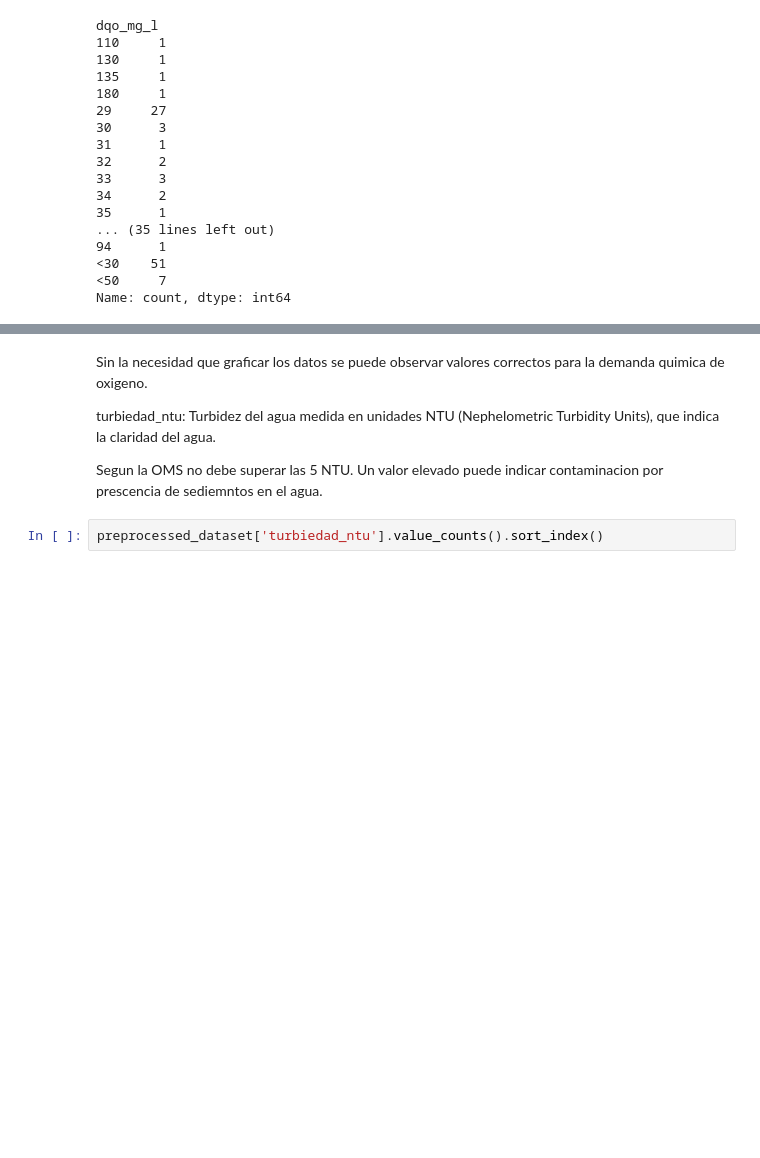
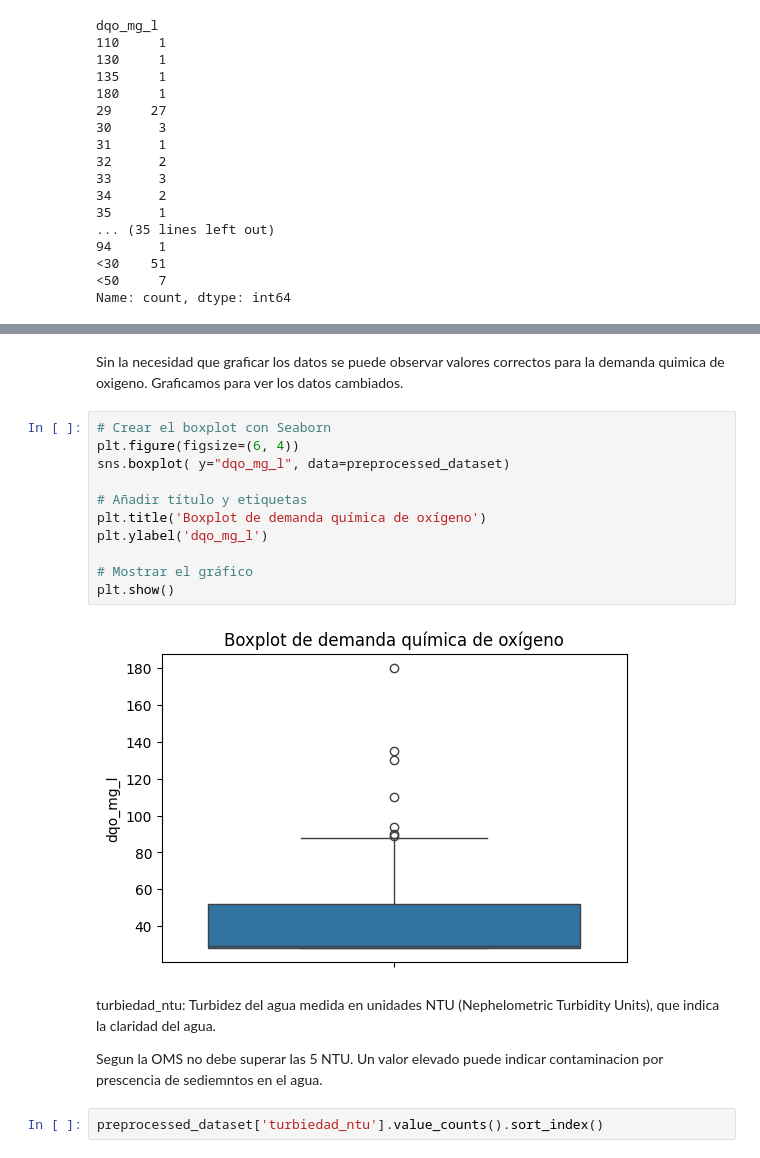
Before and after one commit to joegoicoechea24/TPespecial, a Jupyter notebook: tp.ipynb, the cells around one changed output, grey strips where cells are left out. Cells and saved outputs as stored; diff of their text form; blank space fills up the shorter version.

```diff
--- a/tp.ipynb
+++ b/tp.ipynb
@@ -1072,5 +1105,19 @@ Name: count, dtype: int64
+# %% [markdown]
+Sin la necesidad que graficar los datos se puede observar valores correctos para la demanda quimica de oxigeno. Graficamos para ver los datos cambiados.
+# %%
+# Crear el boxplot con Seaborn
+plt.figure(figsize=(6, 4))
+sns.boxplot( y="dqo_mg_l", data=preprocessed_dataset)
+
+# Añadir título y etiquetas
+plt.title('Boxplot de demanda química de oxígeno')
+plt.ylabel('dqo_mg_l')
+
+# Mostrar el gráfico
+plt.show()
+# %% [output]
+[figure, added]
 # %% [markdown]
-Sin la necesidad que graficar los datos se puede observar valores correctos para la demanda quimica de oxigeno.
 
 turbiedad_ntu: Turbidez del agua medida en unidades NTU (Nephelometric Turbidity Units), que indica la claridad del agua.
 
```
Also changed, not shown: parts of 16 cells of this notebook.
